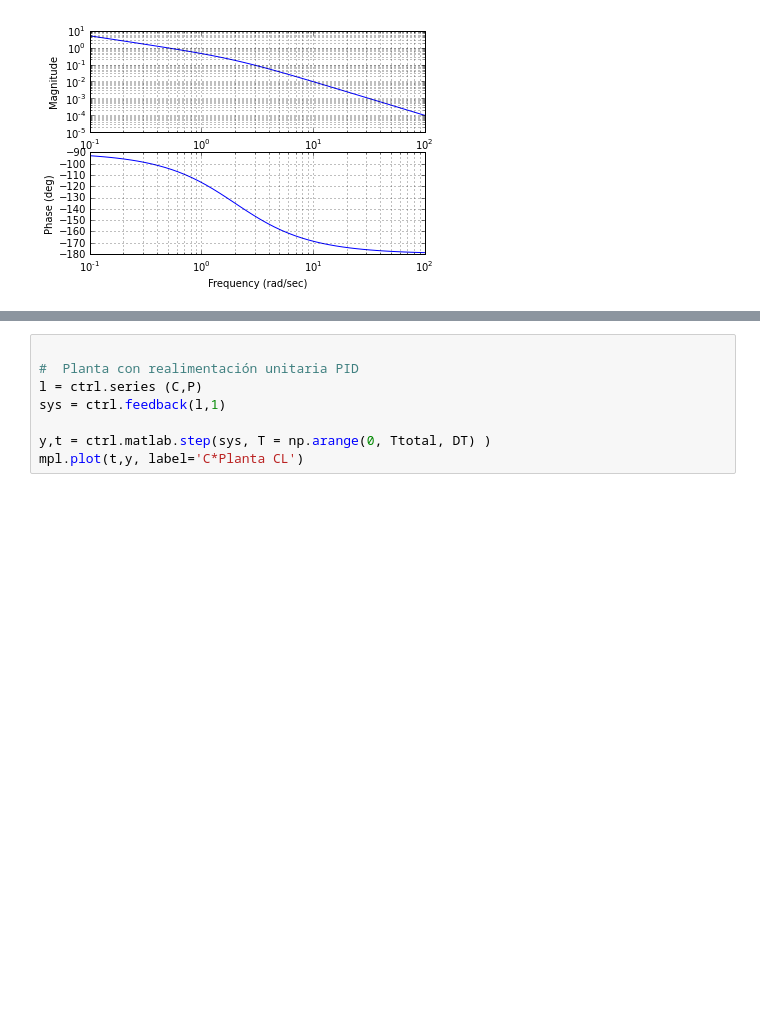
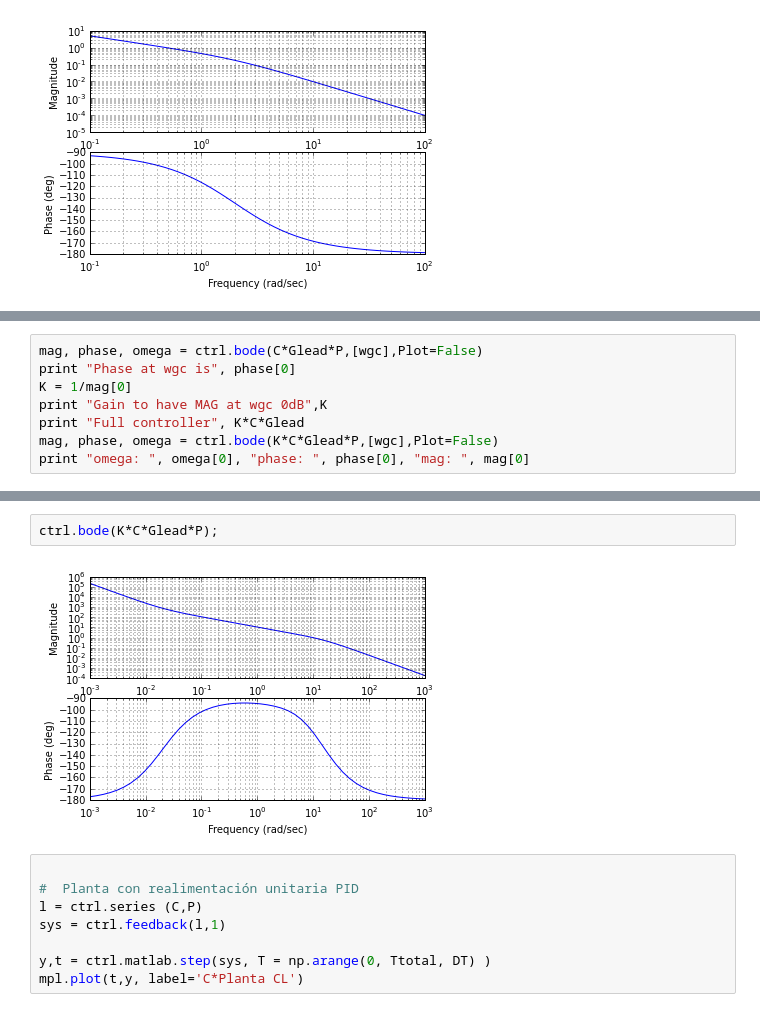
Before and after one commit to lmpizarro/apuntes-python-cientifico, a Jupyter notebook: src/notebooks/notebookCL.ipynb, the cells around one changed output, grey strips where cells are left out. Cells and saved outputs as stored; diff of their text form; blank space fills up the shorter version.

```diff
--- a/src/notebooks/notebookCL.ipynb
+++ b/src/notebooks/notebookCL.ipynb
@@ -41,0 +82,8 @@ ctrl.bode(C*P);
+# %%
+mag, phase, omega = ctrl.bode(C*Glead*P,[wgc],Plot=False)
+print "Phase at wgc is", phase[0]
+K = 1/mag[0]
+print "Gain to have MAG at wgc 0dB",K
+print "Full controller", K*C*Glead
+mag, phase, omega = ctrl.bode(K*C*Glead*P,[wgc],Plot=False)
+print "omega: ", omega[0], "phase: ", phase[0], "mag: ", mag[0]
@@ -42,3 +99,7 @@ ctrl.bode(C*P);
+# %%
+ctrl.bode(K*C*Glead*P);
+# %% [output]
+[figure, added]
 # %%
 
 #  Planta con realimentación unitaria PID
```
Also changed, not shown: parts of 10 cells of this notebook.
